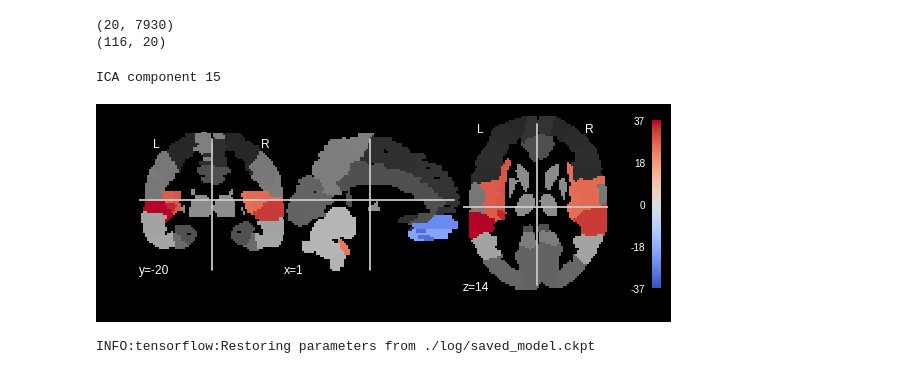
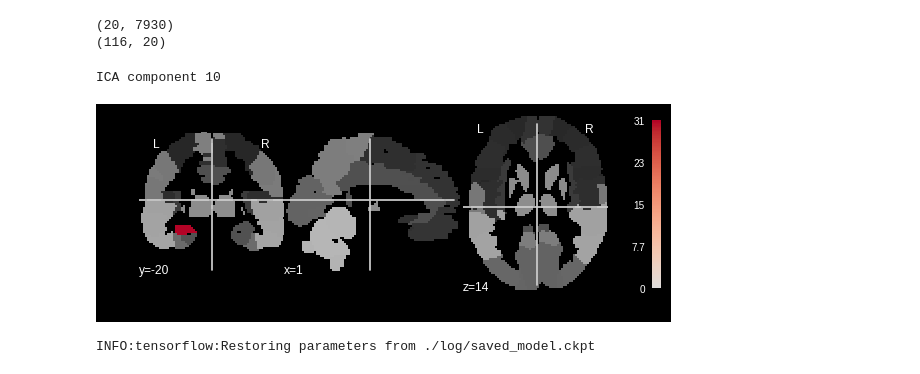
Before and after one commit to ku-milab/Neuroimage-Analysis-Tutorial, a Jupyter notebook: 2. 딥 뉴럴 네트워크 기반 Resting-State fMRI 분석 실습/KHBM_dnn_fmri.ipynb, the cells around one changed output. Cells and saved outputs as stored; diff of their text form; code cells hidden in the pictures.

```diff
--- a/2. 딥 뉴럴 네트워크 기반 Resting-State fMRI 분석 실습/KHBM_dnn_fmri.ipynb
+++ b/2. 딥 뉴럴 네트워크 기반 Resting-State fMRI 분석 실습/KHBM_dnn_fmri.ipynb
@@ -574,22 +713,22 @@ print( mixing_matrix.shape)
 (20, 7930)
 (116, 20)
 # %%
-component = 15
+component = 10
 print('ICA component %d' % component)
 
 mixing_matrix = mixing_matrix.T
 
 # Thresholding
 mixing_matrix[np.abs(mixing_matrix) < (mixing_matrix.mean(axis=0)+1.5*(mixing_matrix.std(axis=0)))] = 0
 
 mkmaps_ica = regions.signals_to_img_labels(mixing_matrix, atlas_filename, mask_img = None, background_label=0, order='F')
 mkmaps_ica = mkmaps_ica.slicer[:,:,:, component-1]
 
 plotBrain_ica = plotting.plot_stat_map(mkmaps_ica, atlas_filename, colorbar=True, cmap = 'coolwarm', cut_coords = [1, -20, 14])
 plotting.show()
 # %% [output]
-ICA component 15
+ICA component 10
-[figure, old version]
+[figure, new version]
 # %%
 ## Auto-encoder
 
```
Also changed, not shown: parts of 57 cells of this notebook, 9 other files.
